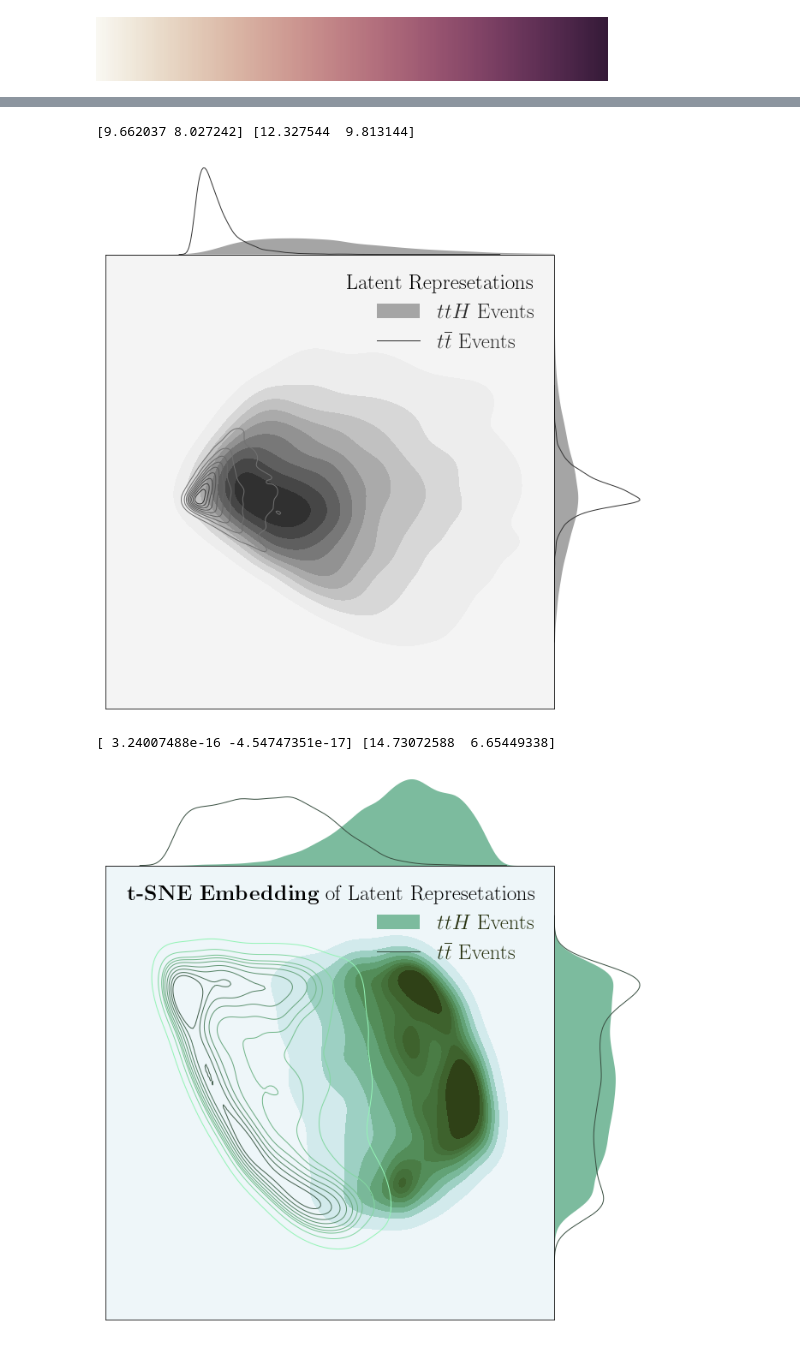
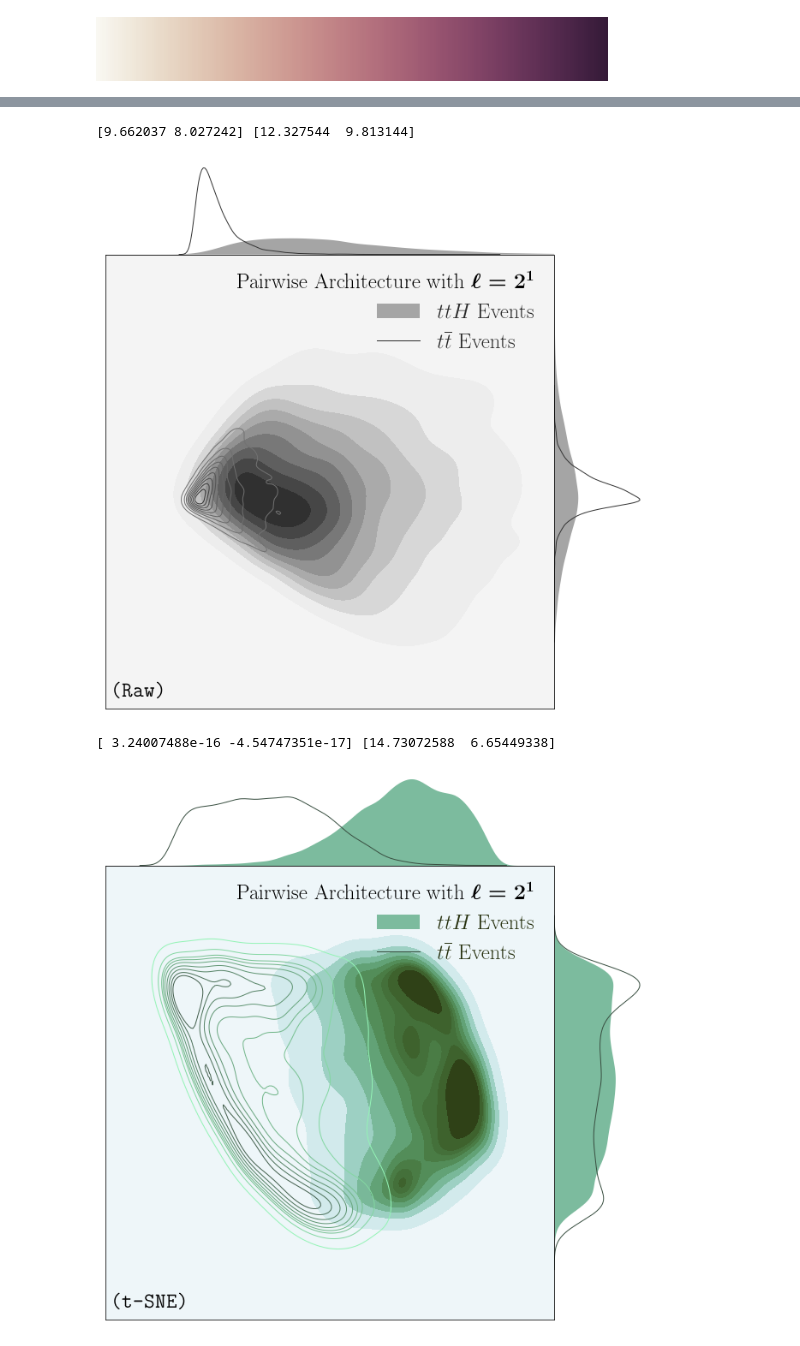
Before and after one commit to DelonShen/classifying-collider-events-with-point-clouds, a Jupyter notebook: paper_code/l2l8.ipynb, the cells around one changed output, grey strips where cells are left out. Saved outputs shown, nothing was run; the diff lists cells and outputs as text; code cells hidden in the pictures.

Commit message:
generated some new plots with clearer labelling

```diff
--- a/paper_code/l2l8.ipynb
+++ b/paper_code/l2l8.ipynb
@@ -416,18 +267,18 @@ for key in emds:
 # %%
 l2_yhat = LatentGetter(latent2.layers[0:3], condensed=True).predict(X_test_latent.numpy()[cut])
-no_tsne= gen_tsne(l2_yhat, y_test_latent.numpy()[cut], text=r'Latent Represetations',
+no_tsne= gen_tsne(l2_yhat, y_test_latent.numpy()[cut], text=r'{Pairwise Architecture with} \boldmath$\mathbf{\ell=2^1}$',
                   cmap=sns.cubehelix_palette(start=14/10, light=.97, as_cmap=True, hue=0), col_aux='#737373',
-                  EMD=False,
+                  EMD=False, aux_text=r"\texttt{(Raw)}",
          rotated=True, log=False, bnds=True, standardized=False)
 no_tsne.savefig('figures/l2_notsne.pdf')
 # %% [output]
 [9.662037 8.027242] [12.327544  9.813144]
-[figure, old version]
+[figure, new version]
 # %%
-ax = gen_tsne(latent2_embedded, latent_label_28, text=r'\textbf{t-SNE Embedding} of Latent Represetations',
+ax = gen_tsne(latent2_embedded, latent_label_28, text=r'{Pairwise Architecture with} \boldmath$\mathbf{\ell=2^1}$',
              cmap=sns.cubehelix_palette(start=14/10, light=.97, as_cmap=True), col_aux='#95f4b7',
               EMD=False)
 ax.savefig('figures/l2_tsne_waxis.pdf')
 # %% [output]
 [ 3.24007488e-16 -4.54747351e-17] [14.73072588  6.65449338]
-[figure, old version]
+[figure, new version]
```
Also changed, not shown: parts of 37 cells of this notebook, 21 other files.
